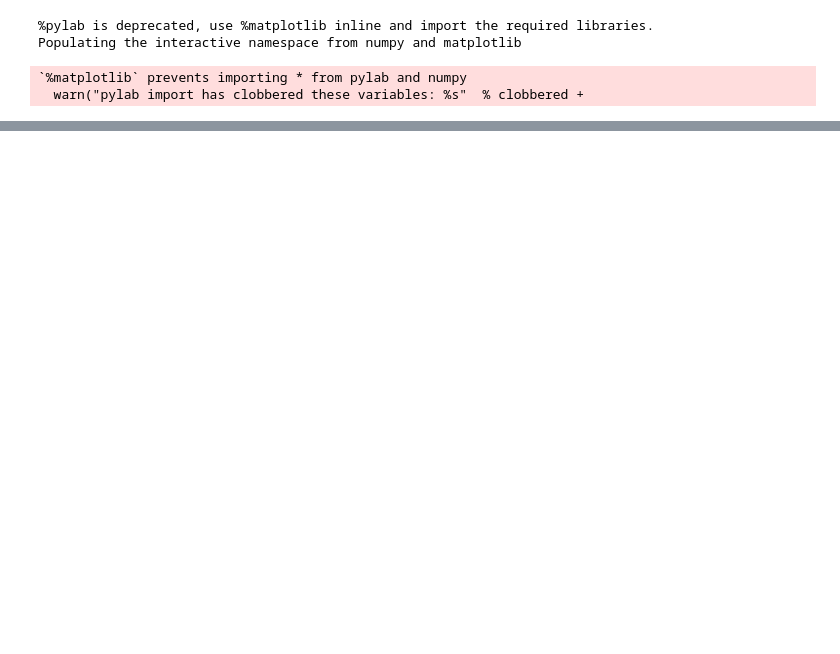
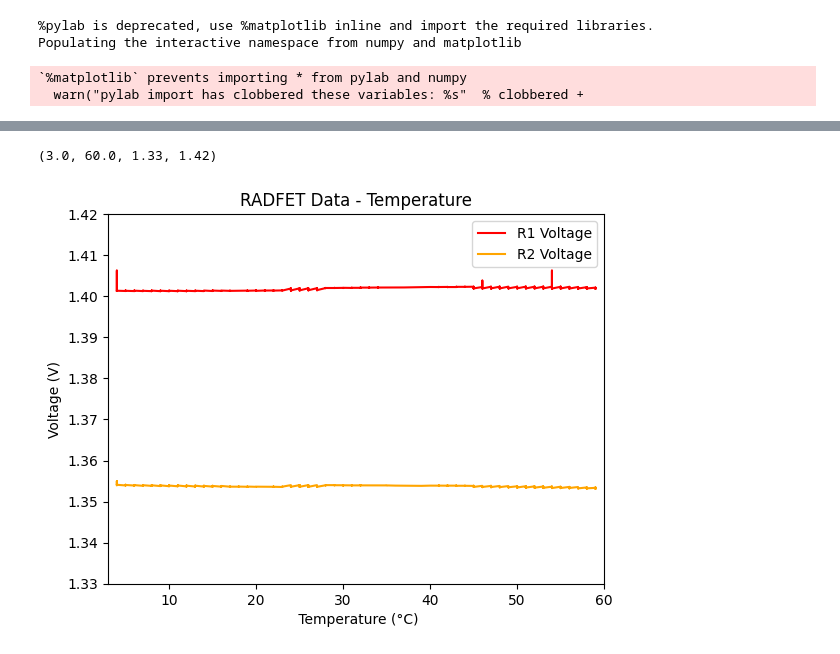
Before and after one commit to Mondayhs/Anasis_DSRP_Data, a Jupyter notebook: RADFET_anay/TmpAndRfCorrelation.ipynb, the cells around one changed output, grey strips where cells are left out. Cells and saved outputs as stored; diff of their text form; code cells hidden in the pictures; blank space fills up the shorter version.

```diff
--- a/RADFET_anay/TmpAndRfCorrelation.ipynb
+++ b/RADFET_anay/TmpAndRfCorrelation.ipynb
@@ -92 +148,15 @@ for j in range(len(tem_)):
+# %%
+plt.plot(temR1_filter,R1_filter, 'r', label=f'R1 Voltage')
+plt.plot(temR2_filter,R2_filter,'orange',label=f'R2 Voltage')
+# plt.scatter(temperatureR1,R1_avg, s=2, color='r', label=f'R1')
+# plt.scatter(temperatureR2,R2_avg, s=2, color='orange',label=f'R2')
+plt.legend()
+
+plt.xlabel(" Temperature (°C)")
+plt.ylabel("Voltage (V)")
+plt.title(f'RADFET Data - Temperature')
+plt.axis([3, 60, 1.33,1.42])
+# %% [output]
+(3.0, 60.0, 1.33, 1.42)
+[figure, added]
 # %%
```
Also changed, not shown: parts of 14 cells of this notebook, 18 other files.
